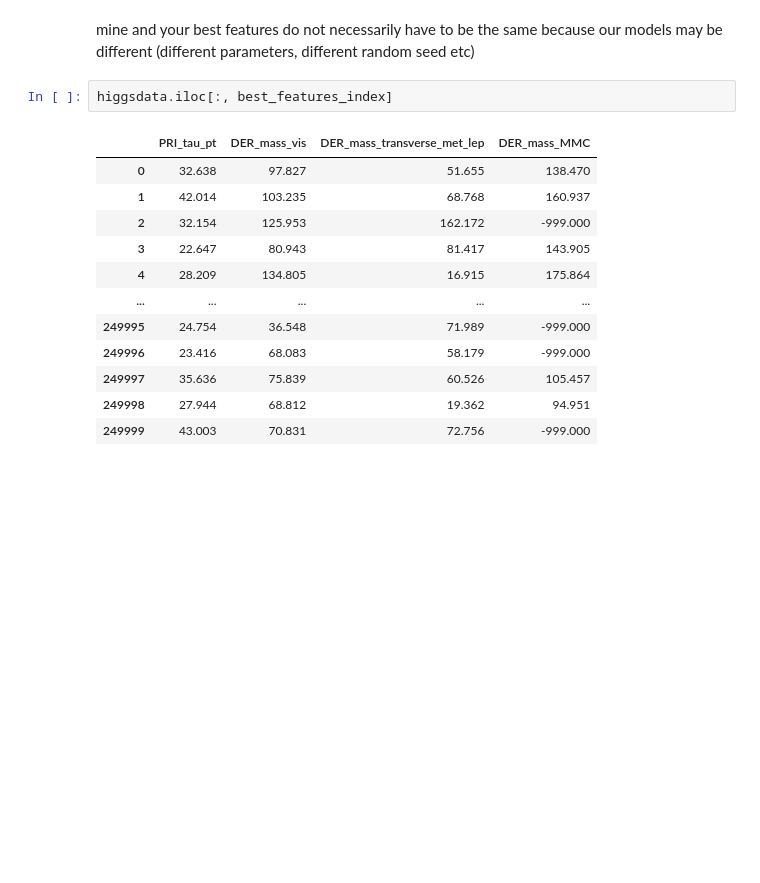
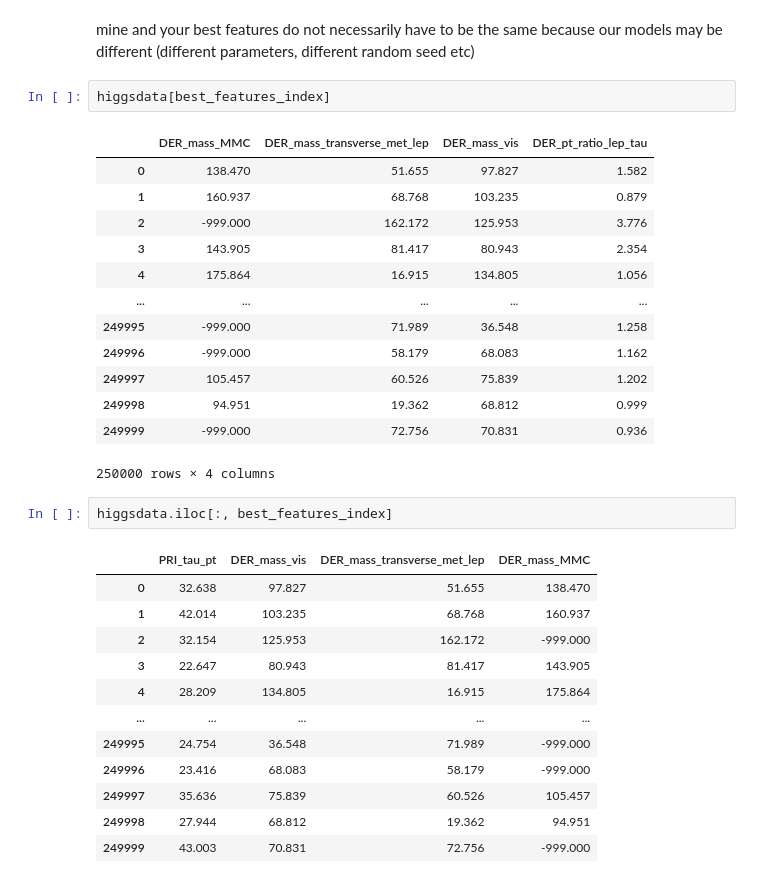
Before and after one commit to narayan-paudel/DSPS_EPAUDEL, a Jupyter notebook: HW9_ePaudel/higgsbosonSearch.ipynb, the cells around one changed output. Saved outputs shown, nothing was run; the diff lists cells and outputs as text; blank space fills up the shorter version.

```diff
--- a/HW9_ePaudel/higgsbosonSearch.ipynb
+++ b/HW9_ePaudel/higgsbosonSearch.ipynb
@@ -391,5 +420,21 @@ pprint(random_grid)
 # %% [markdown]
  mine and your best features do not necessarily have to be the same because our models may be different (different parameters, different random seed etc)
+# %%
+higgsdata[best_features_index]
+# %% [output]
+|  | DER_mass_MMC | DER_mass_transverse_met_lep | DER_mass_vis | DER_pt_ratio_lep_tau |
+| 0 | 138.470 | 51.655 | 97.827 | 1.582 |
+| 1 | 160.937 | 68.768 | 103.235 | 0.879 |
+| 2 | -999.000 | 162.172 | 125.953 | 3.776 |
+| 3 | 143.905 | 81.417 | 80.943 | 2.354 |
+| 4 | 175.864 | 16.915 | 134.805 | 1.056 |
+| ... | ... | ... | ... | ... |
+| 249995 | -999.000 | 71.989 | 36.548 | 1.258 |
+| 249996 | -999.000 | 58.179 | 68.083 | 1.162 |
+| 249997 | 105.457 | 60.526 | 75.839 | 1.202 |
+| 249998 | 94.951 | 19.362 | 68.812 | 0.999 |
+| 249999 | -999.000 | 72.756 | 70.831 | 0.936 |
+250000 rows × 4 columns
 # %%
 higgsdata.iloc[:, best_features_index]
 # %% [output]
```
Also changed, not shown: parts of 50 cells of this notebook.
